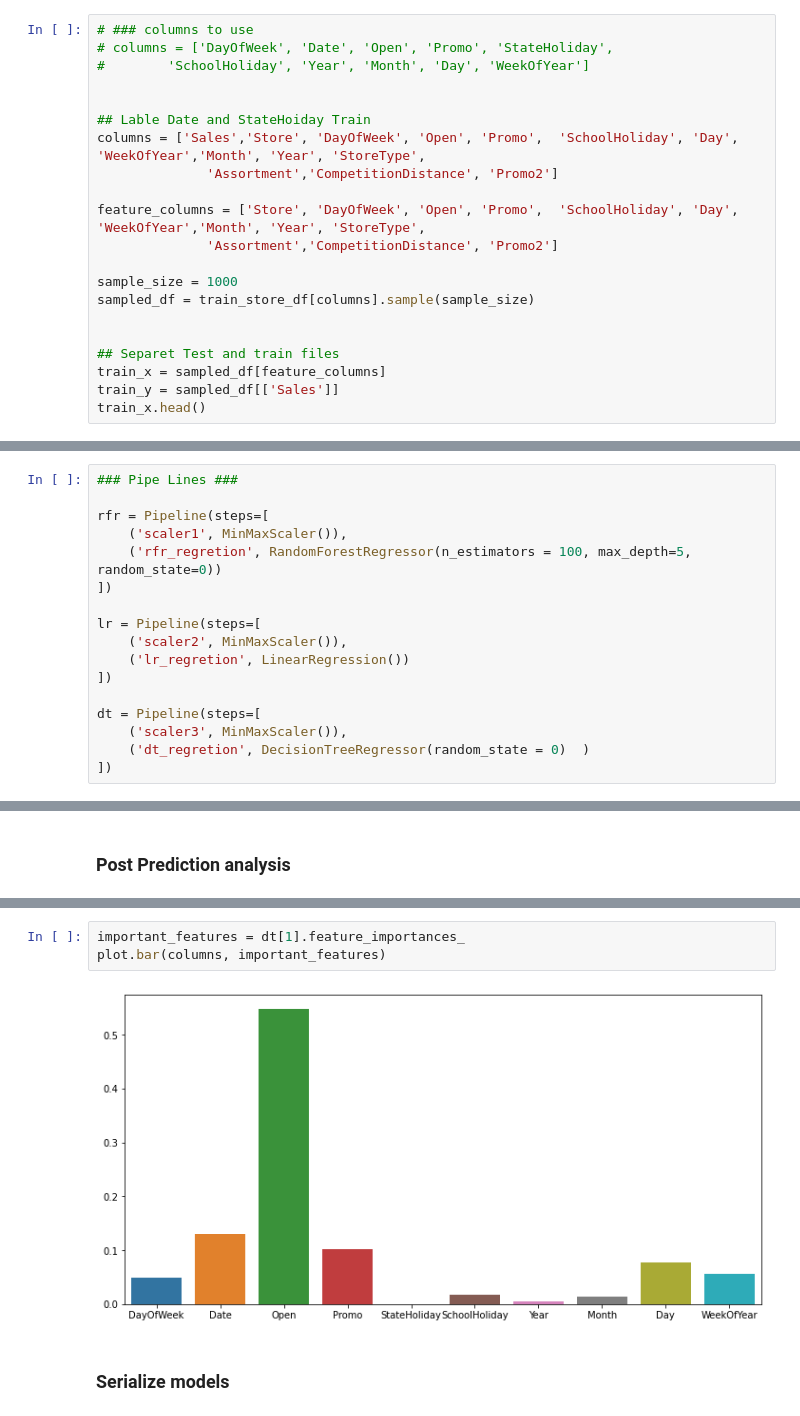
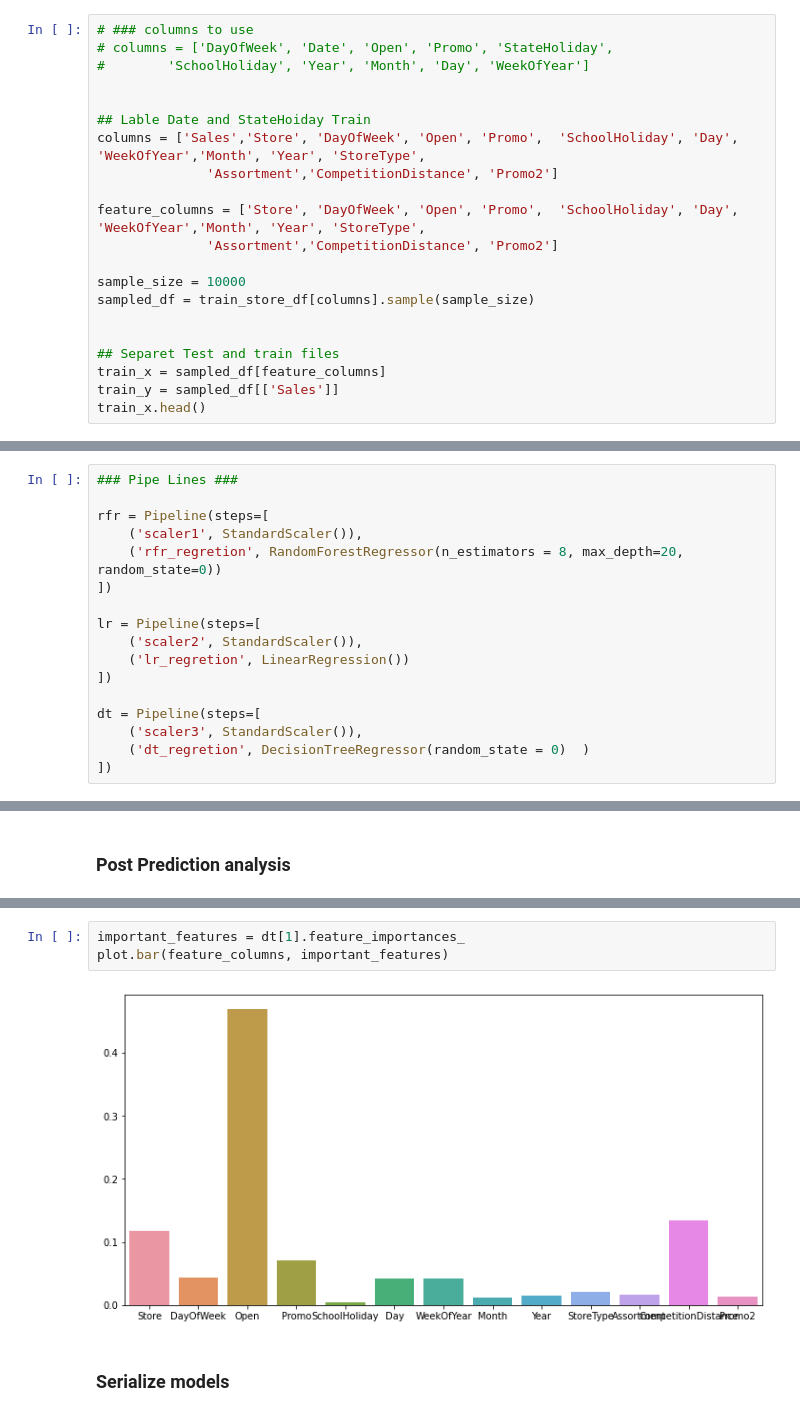
Before and after one commit to NatnaelSisay/Rossmann-Pharmaceuticals-Sales-Prediction, a Jupyter notebook: notebooks/Predict store sales.ipynb, the cells around one changed output, grey strips where cells are left out. Cells and saved outputs as stored; diff of their text form.

```diff
--- a/notebooks/Predict store sales.ipynb
+++ b/notebooks/Predict store sales.ipynb
@@ -70,7 +71,7 @@ columns = ['Sales','Store', 'DayOfWeek', 'Open', 'Promo',  'SchoolHoliday', 'Day
 feature_columns = ['Store', 'DayOfWeek', 'Open', 'Promo',  'SchoolHoliday', 'Day', 'WeekOfYear','Month', 'Year', 'StoreType',
               'Assortment','CompetitionDistance', 'Promo2']
 
-sample_size = 1000
+sample_size = 10000
 sampled_df = train_store_df[columns].sample(sample_size)
 
 
@@ -177,17 +178,17 @@ X_train, X_test, y_train, y_test = train_test_split(x, y,test_size=0.2)
 ### Pipe Lines ###
 
 rfr = Pipeline(steps=[
-    ('scaler1', MinMaxScaler()),
-    ('rfr_regretion', RandomForestRegressor(n_estimators = 100, max_depth=5, random_state=0))
+    ('scaler1', StandardScaler()),
+    ('rfr_regretion', RandomForestRegressor(n_estimators = 8, max_depth=20, random_state=0))
 ])
 
 lr = Pipeline(steps=[
-    ('scaler2', MinMaxScaler()),
+    ('scaler2', StandardScaler()),
     ('lr_regretion', LinearRegression())
 ])
 
 dt = Pipeline(steps=[
-    ('scaler3', MinMaxScaler()),
+    ('scaler3', StandardScaler()),
     ('dt_regretion', DecisionTreeRegressor(random_state = 0)  )
 ])
 # %%
@@ -248,8 +249,8 @@ plot.bar(columns, list(important_features))
 # %%
 important_features = dt[1].feature_importances_
-plot.bar(columns, important_features)
+plot.bar(feature_columns, important_features)
 # %% [output]
-[figure, old version]
+[figure, new version]
 # %% [markdown]
 ### Serialize models
 # %%
```
Also changed, not shown: parts of 12 cells of this notebook, 3 other files.
